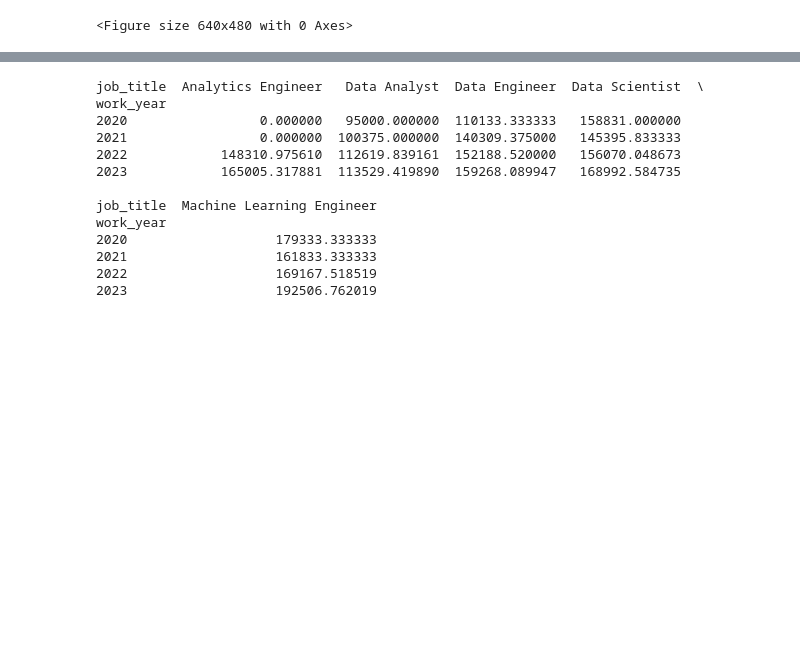
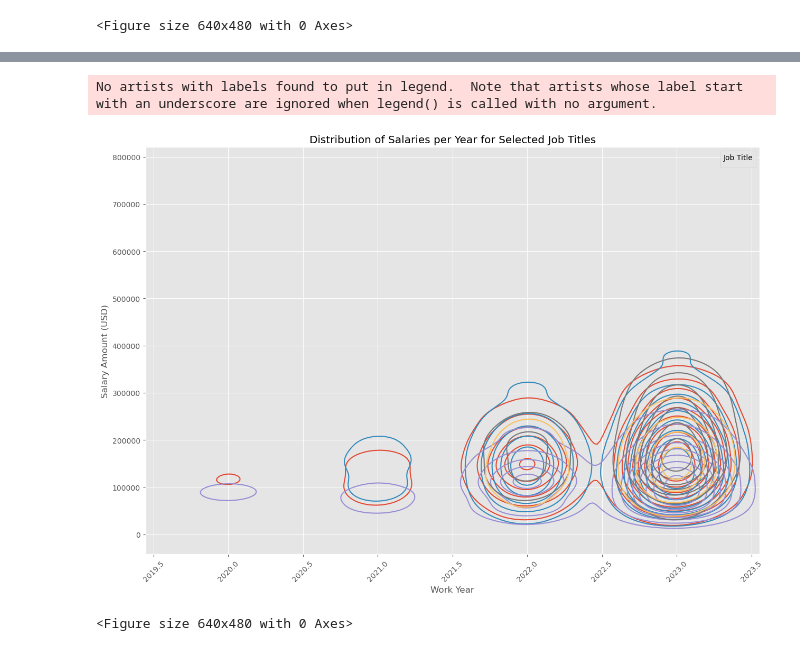
Before and after one commit to shemani2/Project1, a Jupyter notebook: question_3/question_3.ipynb, the cells around one changed output, grey strips where cells are left out. Cells and saved outputs as stored; diff of their text form; code cells hidden in the pictures; blank space fills up the shorter version.

```diff
--- a/question_3/question_3.ipynb
+++ b/question_3/question_3.ipynb
@@ -432,17 +426,18 @@ dtype: object
-# %%
-trending_jobs = clean_data_df.groupby(["work_year", "job_title"])["salary"].mean().unstack().fillna(0)
-print(trending_jobs)
-# %% [output]
-job_title  Analytics Engineer   Data Analyst  Data Engineer  Data Scientist  \
-work_year
-2020                 0.000000   95000.000000  110133.333333   158831.000000
-2021                 0.000000  100375.000000  140309.375000   145395.833333
-2022            148310.975610  112619.839161  152188.520000   156070.048673
-2023            165005.317881  113529.419890  159268.089947   168992.584735
-
-job_title  Machine Learning Engineer
-work_year
-2020                   179333.333333
-2021                   161833.333333
-2022                   169167.518519
-2023                   192506.762019
+# %%
+import seaborn as sns
+import matplotlib.pyplot as plt
+
+# Create a violin plot
+plt.figure(figsize=(15, 10))
+sns.kdeplot(x='work_year', y='salary', hue='job_title', data=clean_data_df)
+plt.title('Distribution of Salaries per Year for Selected Job Titles')
+plt.xlabel('Work Year')
+plt.ylabel('Salary Amount (USD)')
+plt.xticks(rotation=45)
+plt.legend(title='Job Title')
+plt.show()
+plt.savefig('Images/KdeplotJobDistribution')
+# %% [output]
+No artists with labels found to put in legend.  Note that artists whose label start with an underscore are ignored when legend() is called with no argument.
+[figure, added]
+<Figure size 640x480 with 0 Axes>
```
Also changed, not shown: parts of 10 cells of this notebook, 4 other files.
